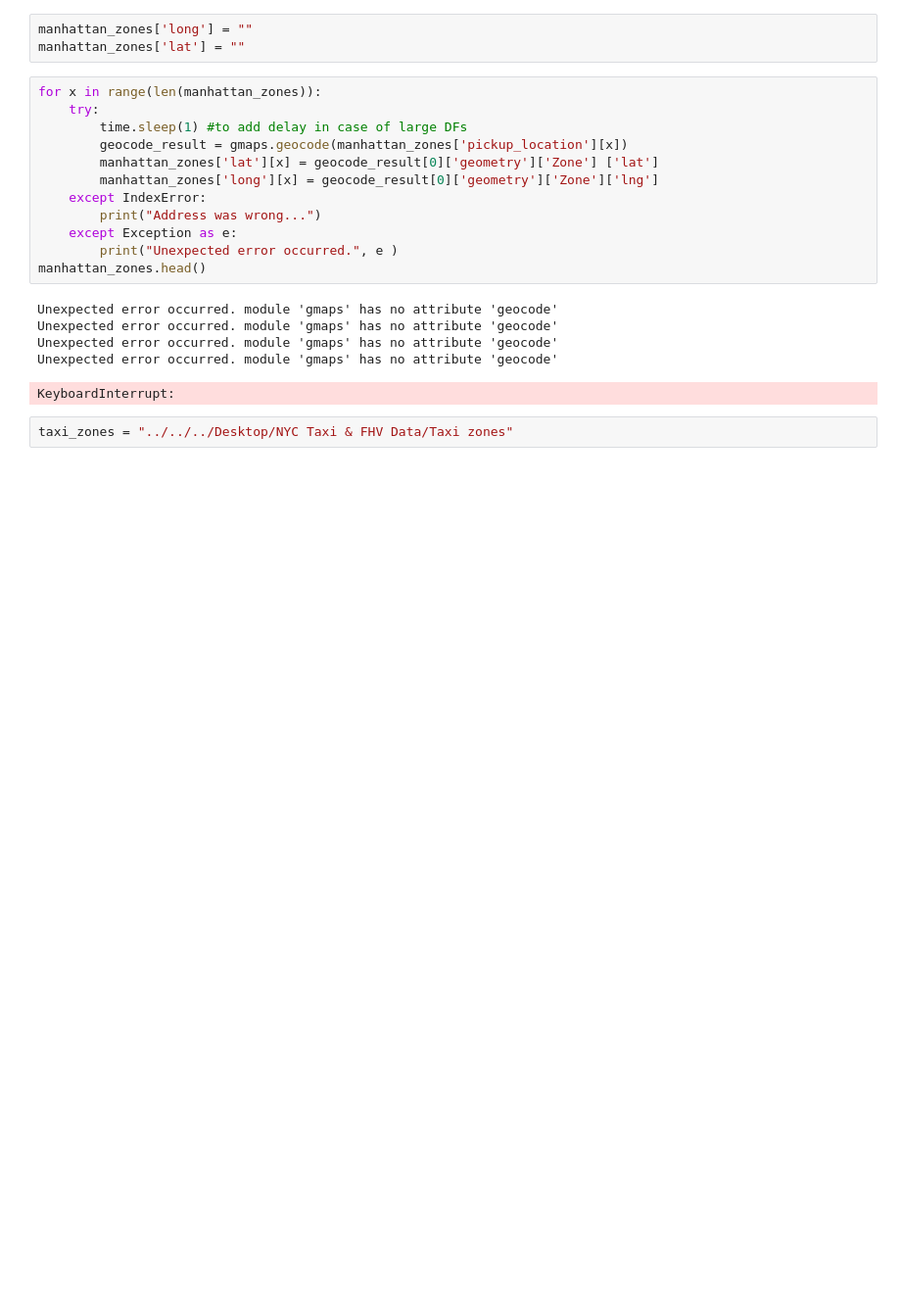
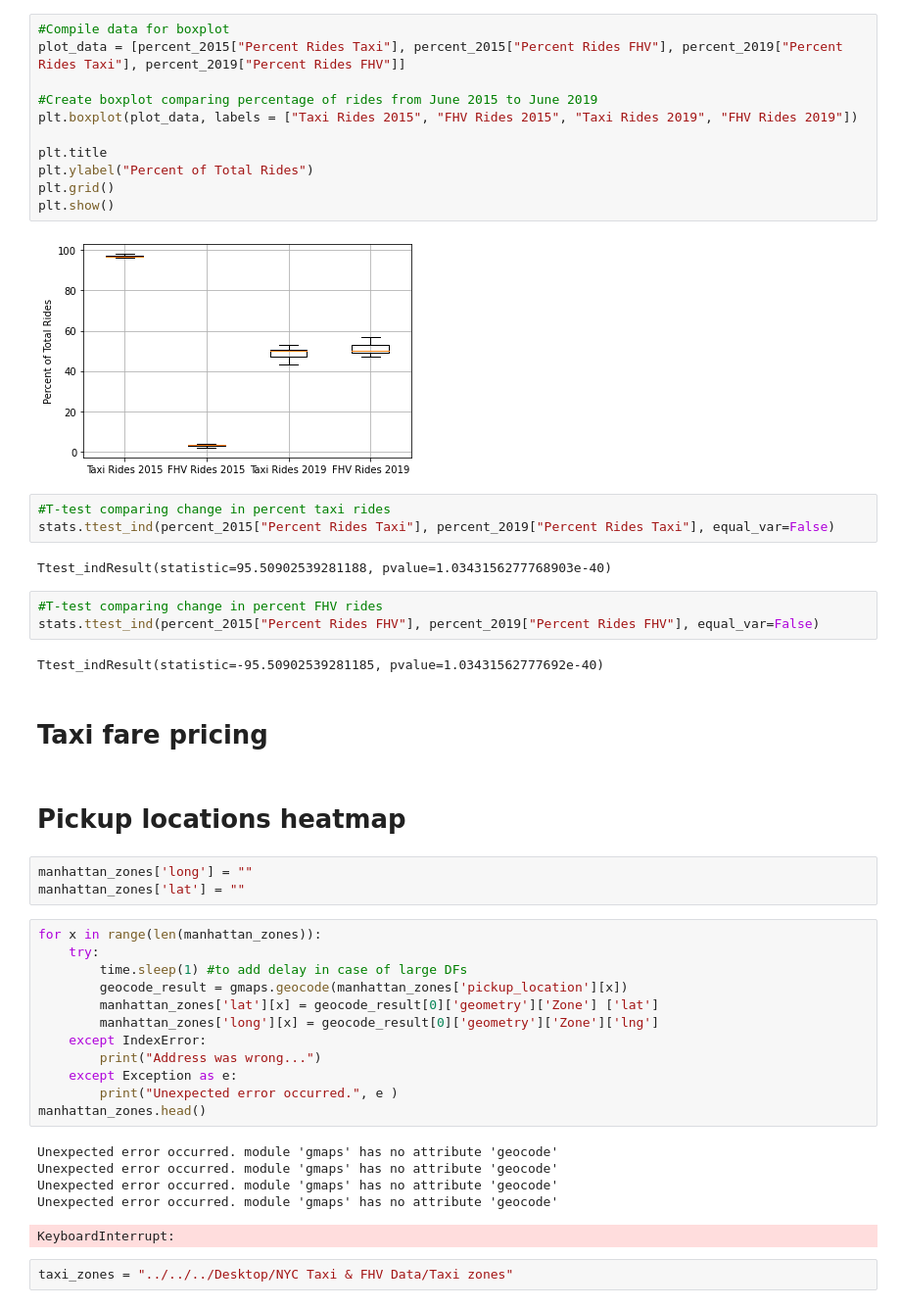
Before and after one commit to ILekawa9/Project-1, a Jupyter notebook: NYC_Taxi_RIdeshare_Final.ipynb, the cells around one changed output. Shown at 98% size. Cells and saved outputs as stored; diff of their text form; blank space fills up the shorter version.

```diff
--- a/NYC_Taxi_RIdeshare_Final.ipynb
+++ b/NYC_Taxi_RIdeshare_Final.ipynb
@@ -25,3 +220,30 @@ manhattan_zones.head()
+# %%
+#Compile data for boxplot
+plot_data = [percent_2015["Percent Rides Taxi"], percent_2015["Percent Rides FHV"], percent_2019["Percent Rides Taxi"], percent_2019["Percent Rides FHV"]]
+
+#Create boxplot comparing percentage of rides from June 2015 to June 2019
+plt.boxplot(plot_data, labels = ["Taxi Rides 2015", "FHV Rides 2015", "Taxi Rides 2019", "FHV Rides 2019"])
+
+plt.title
+plt.ylabel("Percent of Total Rides")
+plt.grid()
+plt.show()
+# %% [output]
+[figure, added]
+# %%
+#T-test comparing change in percent taxi rides
+stats.ttest_ind(percent_2015["Percent Rides Taxi"], percent_2019["Percent Rides Taxi"], equal_var=False)
+# %% [output]
+Ttest_indResult(statistic=95.50902539281188, pvalue=1.0343156277768903e-40)
+# %%
+#T-test comparing change in percent FHV rides
+stats.ttest_ind(percent_2015["Percent Rides FHV"], percent_2019["Percent Rides FHV"], equal_var=False)
+# %% [output]
+Ttest_indResult(statistic=-95.50902539281185, pvalue=1.03431562777692e-40)
+# %% [markdown]
+# Taxi fare pricing
+# %% [markdown]
+# Pickup locations heatmap
 # %%
 manhattan_zones['long'] = ""
 manhattan_zones['lat'] = ""
```
Also changed, not shown: parts of 13 cells of this notebook.
